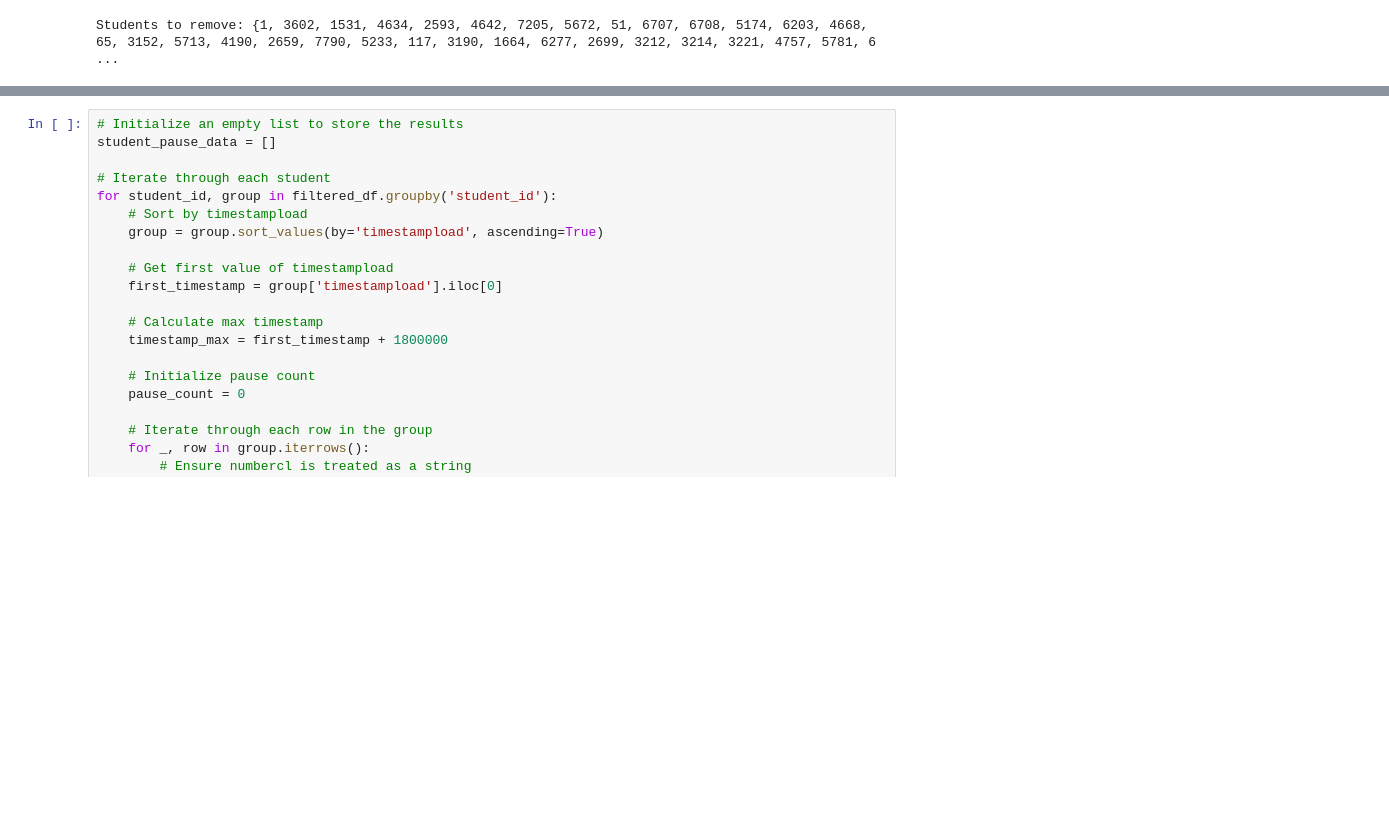
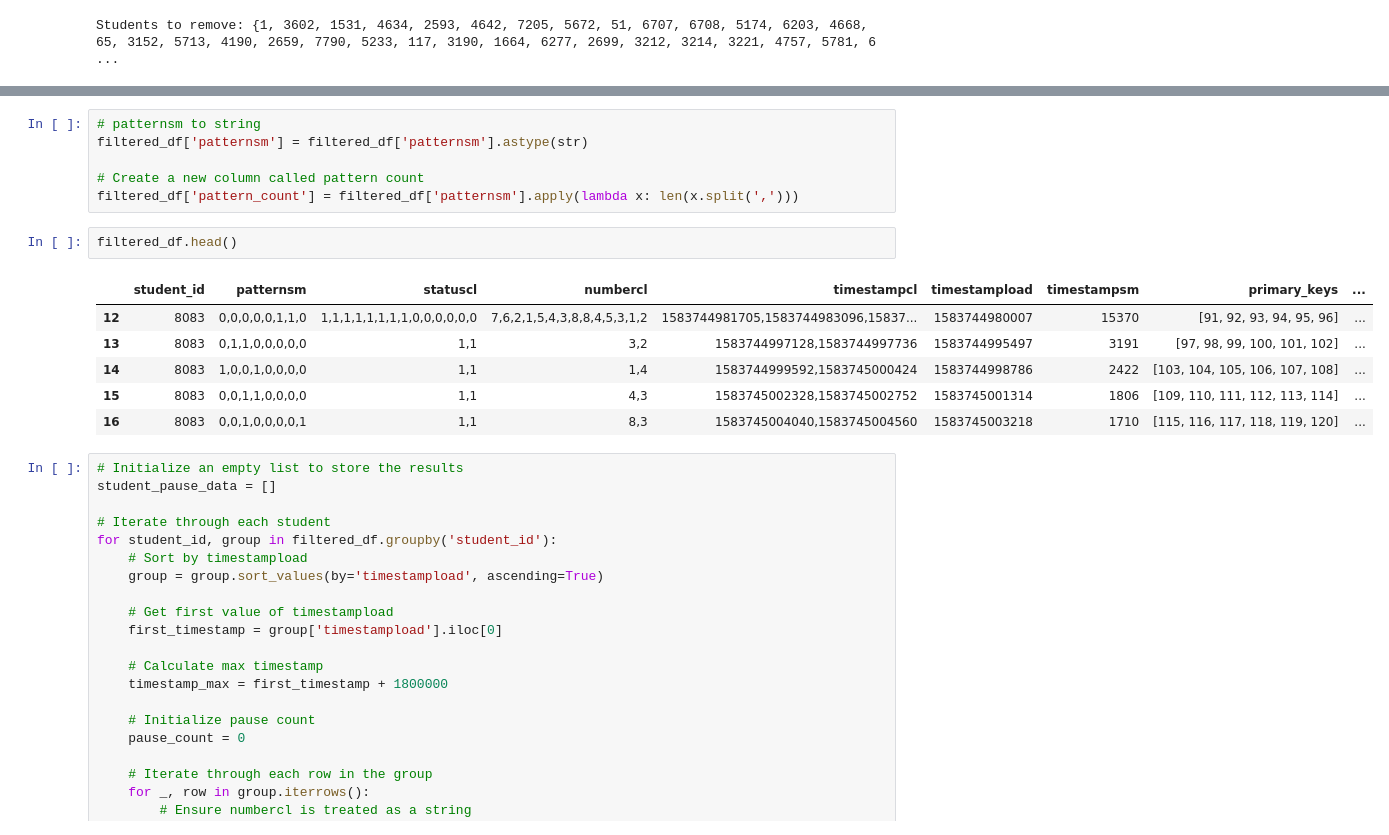
Before and after one commit to RowanBattles/Group4AI, a Jupyter notebook: Workbook.ipynb, the cells around one changed output, grey strips where cells are left out. Saved outputs shown, nothing was run; the diff lists cells and outputs as text; blank space fills up the shorter version.

```diff
--- a/Workbook.ipynb
+++ b/Workbook.ipynb
@@ -385,3 +391,18 @@ filtered_df = filtered_df.drop('datetime', axis=1)
+# %%
+# patternsm to string
+filtered_df['patternsm'] = filtered_df['patternsm'].astype(str)
+
+# Create a new column called pattern count
+filtered_df['pattern_count'] = filtered_df['patternsm'].apply(lambda x: len(x.split(',')))
+# %%
+filtered_df.head()
+# %% [output]
+|  | student_id | patternsm | statuscl | numbercl | timestampcl | timestampload | timestampsm | primary_keys | ... |
+| 12 | 8083 | 0,0,0,0,0,1,1,0 | 1,1,1,1,1,1,1,1,0,0,0,0,0,0 | 7,6,2,1,5,4,3,8,8,4,5,3,1,2 | 1583744981705,1583744983096,15837... | 1583744980007 | 15370 | [91, 92, 93, 94, 95, 96] | ... |
+| 13 | 8083 | 0,1,1,0,0,0,0,0 | 1,1 | 3,2 | 1583744997128,1583744997736 | 1583744995497 | 3191 | [97, 98, 99, 100, 101, 102] | ... |
+| 14 | 8083 | 1,0,0,1,0,0,0,0 | 1,1 | 1,4 | 1583744999592,1583745000424 | 1583744998786 | 2422 | [103, 104, 105, 106, 107, 108] | ... |
+| 15 | 8083 | 0,0,1,1,0,0,0,0 | 1,1 | 4,3 | 1583745002328,1583745002752 | 1583745001314 | 1806 | [109, 110, 111, 112, 113, 114] | ... |
+| 16 | 8083 | 0,0,1,0,0,0,0,1 | 1,1 | 8,3 | 1583745004040,1583745004560 | 1583745003218 | 1710 | [115, 116, 117, 118, 119, 120] | ... |
 # %%
 # Initialize an empty list to store the results
 student_pause_data = []
```
Also changed, not shown: parts of 7 cells of this notebook.
